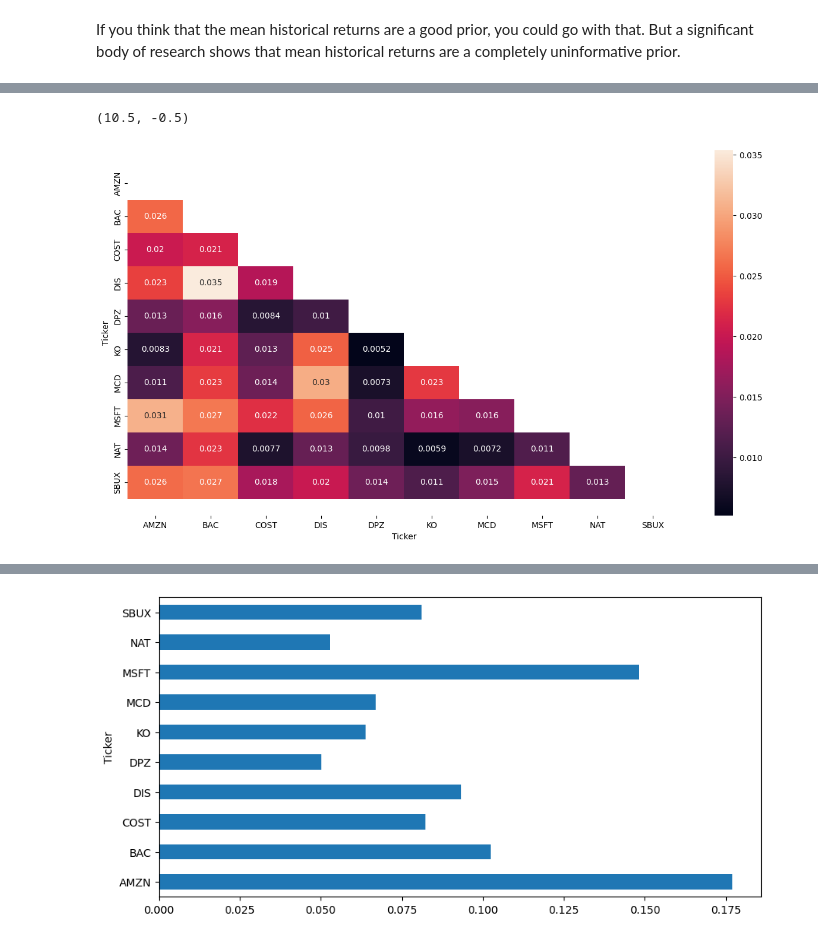
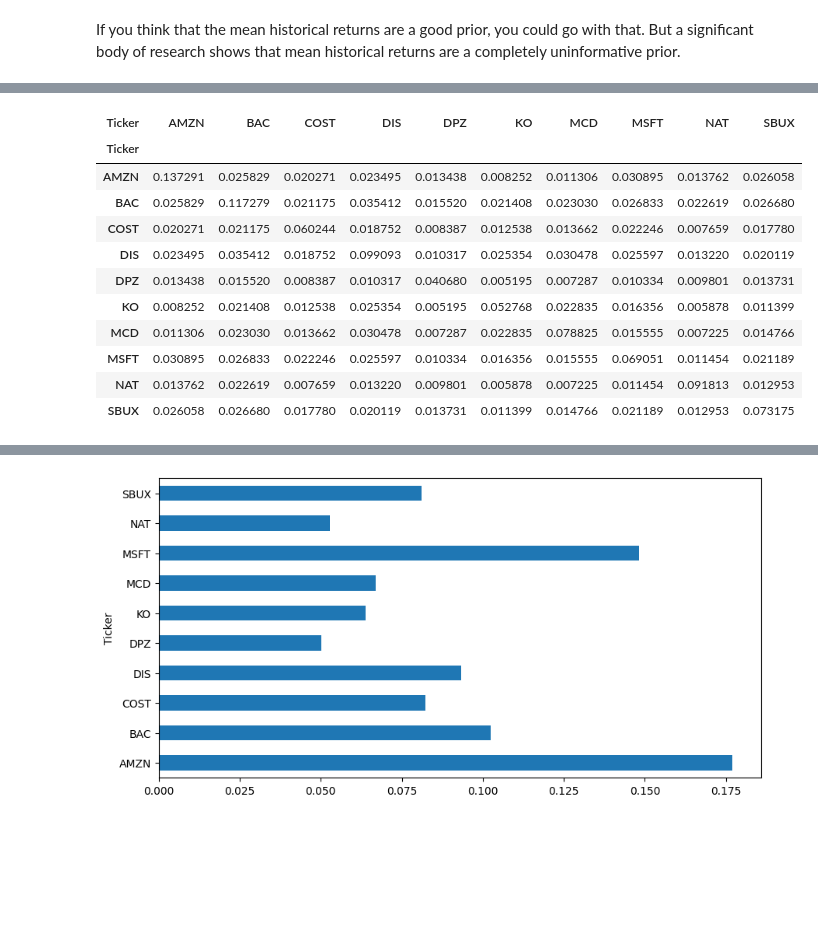
Before and after one commit to HiggsP10/Portfolio_Optimization, a Jupyter notebook: notebooks/Julie_Black-Litterman-Allocation.ipynb, the cells around one changed output, grey strips where cells are left out. Drawn from its saved outputs; the diff is of its cells as text; code cells hidden in the pictures; blank space fills up the shorter version.

```diff
--- a/notebooks/Julie_Black-Litterman-Allocation.ipynb
+++ b/notebooks/Julie_Black-Litterman-Allocation.ipynb
@@ -160,14 +163,15 @@ S
-# %%
-# Plot correlation matrix
-# plotting.plot_covariance(S, plot_correlation=True); # Original code, but plotting has a bug. The scale is 0-1
-import seaborn as sns
-import matplotlib.pyplot as plt
-
-plt.figure(figsize=(15,8))
-mask = np.triu(np.ones_like(S, dtype=bool))
-ax = sns.heatmap(data=S, annot=True, mask=mask)
-bottom, top = ax.get_ylim()
-ax.set_ylim(bottom + 0.5, top - 0.5)
-# %% [output]
-(10.5, -0.5)
-[figure, removed]
+# %%
+S
+# %% [output]
+| Ticker | AMZN | BAC | COST | DIS | DPZ | KO | MCD | MSFT | NAT | SBUX |
+| Ticker |  |  |  |  |  |  |  |  |  |  |
+| AMZN | 0.137291 | 0.025829 | 0.020271 | 0.023495 | 0.013438 | 0.008252 | 0.011306 | 0.030895 | 0.013762 | 0.026058 |
+| BAC | 0.025829 | 0.117279 | 0.021175 | 0.035412 | 0.015520 | 0.021408 | 0.023030 | 0.026833 | 0.022619 | 0.026680 |
+| COST | 0.020271 | 0.021175 | 0.060244 | 0.018752 | 0.008387 | 0.012538 | 0.013662 | 0.022246 | 0.007659 | 0.017780 |
+| DIS | 0.023495 | 0.035412 | 0.018752 | 0.099093 | 0.010317 | 0.025354 | 0.030478 | 0.025597 | 0.013220 | 0.020119 |
+| DPZ | 0.013438 | 0.015520 | 0.008387 | 0.010317 | 0.040680 | 0.005195 | 0.007287 | 0.010334 | 0.009801 | 0.013731 |
+| KO | 0.008252 | 0.021408 | 0.012538 | 0.025354 | 0.005195 | 0.052768 | 0.022835 | 0.016356 | 0.005878 | 0.011399 |
+| MCD | 0.011306 | 0.023030 | 0.013662 | 0.030478 | 0.007287 | 0.022835 | 0.078825 | 0.015555 | 0.007225 | 0.014766 |
+| MSFT | 0.030895 | 0.026833 | 0.022246 | 0.025597 | 0.010334 | 0.016356 | 0.015555 | 0.069051 | 0.011454 | 0.021189 |
+| NAT | 0.013762 | 0.022619 | 0.007659 | 0.013220 | 0.009801 | 0.005878 | 0.007225 | 0.011454 | 0.091813 | 0.012953 |
+| SBUX | 0.026058 | 0.026680 | 0.017780 | 0.020119 | 0.013731 | 0.011399 | 0.014766 | 0.021189 | 0.012953 | 0.073175 |
```
Also changed, not shown: parts of 10 cells of this notebook, 1 other file.
